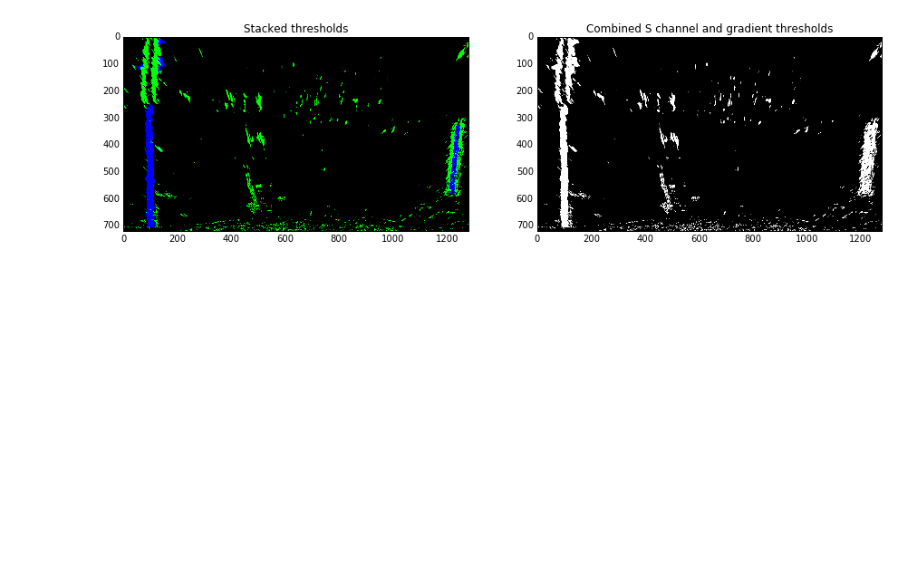
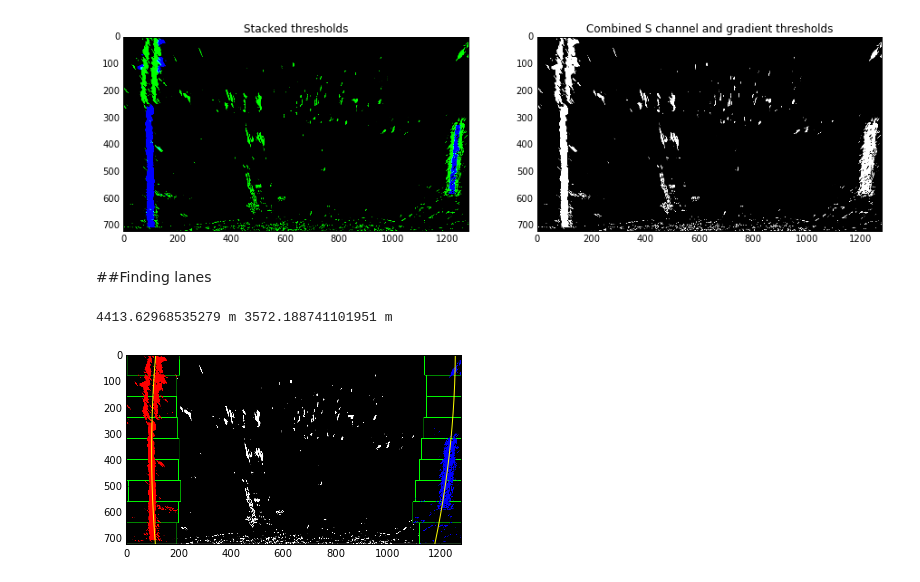
Before and after one commit to AlexanderKim/CarND-Advanced-Lane-Lines, a Jupyter notebook: Advanced Lane Finding.ipynb, the cells around one changed output. Cells and saved outputs as stored; diff of their text form; code cells hidden in the pictures; blank space fills up the shorter version.

Commit message:
curvature in meters

```diff
--- a/Advanced Lane Finding.ipynb
+++ b/Advanced Lane Finding.ipynb
@@ -209,3 +209,5 @@ ax2.imshow(combined_binary, cmap='gray')
 # %% [output]
 <matplotlib.image.AxesImage at 0x...>
 [figure]
+# %% [markdown]
+##Finding lanes
@@ -211,0 +289,34 @@ ax2.imshow(combined_binary, cmap='gray')
+# %%
+left_fit, right_fit = polyfit(combined_binary, xm_per_pix=3.7/700, ym_per_pix=30/720)
+
+# Generate x and y values for plotting
+ploty = np.linspace(0, binary_warped.shape[0]-1, binary_warped.shape[0] )
+left_fitx = left_fit[0]*ploty**2 + left_fit[1]*ploty + left_fit[2]
+right_fitx = right_fit[0]*ploty**2 + right_fit[1]*ploty + right_fit[2]
+
+out_img[nonzeroy[left_lane_inds], nonzerox[left_lane_inds]] = [255, 0, 0]
+out_img[nonzeroy[right_lane_inds], nonzerox[right_lane_inds]] = [0, 0, 255]
+plt.imshow(out_img)
+plt.plot(left_fitx, ploty, color='yellow')
+plt.plot(right_fitx, ploty, color='yellow')
+plt.xlim(0, 1280)
+plt.ylim(720, 0)
+
+
+ym_per_pix = 30/720 # meters per pixel in y dimension
+xm_per_pix = 3.7/700 # meters per pixel in x dimension
+
+def curvature_radius(left_fit, right_fit, xm_per_pix=1, ym_per_pix=1):
+    # Calculate the new radii of curvature
+    left_curverad = ((1 + (2*left_fit[0]*y_eval*ym_per_pix + left_fit[1])**2)**1.5) / np.absolute(2*left_fit[0])
+    right_curverad = ((1 + (2*right_fit[0]*y_eval*ym_per_pix + right_fit[1])**2)**1.5) / np.absolute(2*right_fit[0])
+
+    return left_curverad, right_curverad
+
+left_curverad, right_curverad = curvature_radius(left_fit, right_fit, xm_per_pix=3.7/700, ym_per_pix=30/720)
+# Now our radius of curvature is in meters
+print(left_curverad, 'm', right_curverad, 'm')
+# Example values: 632.1 m    626.2 m
+# %% [output]
+4413.62968535279 m 3572.188741101951 m
+[figure, added]
```
Also changed, not shown: parts of 1 cell of this notebook.
